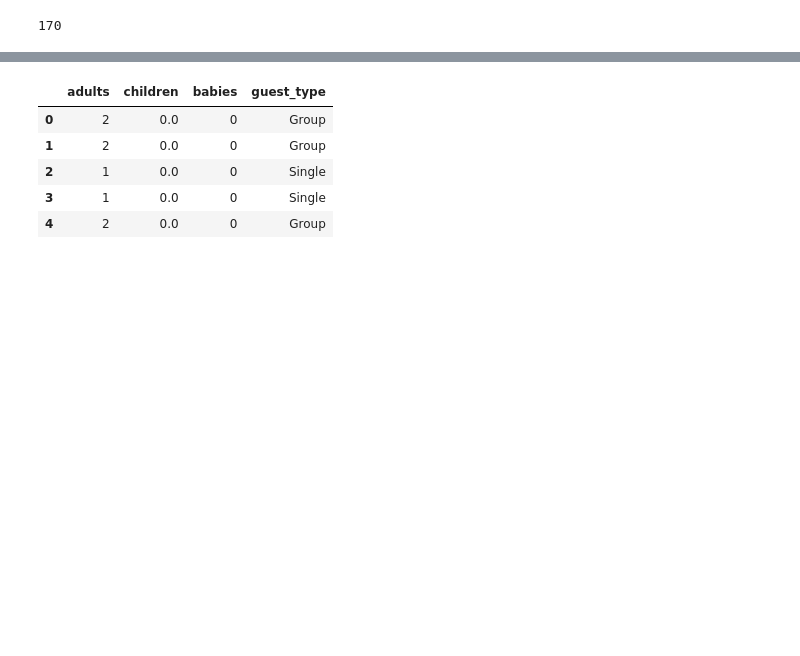
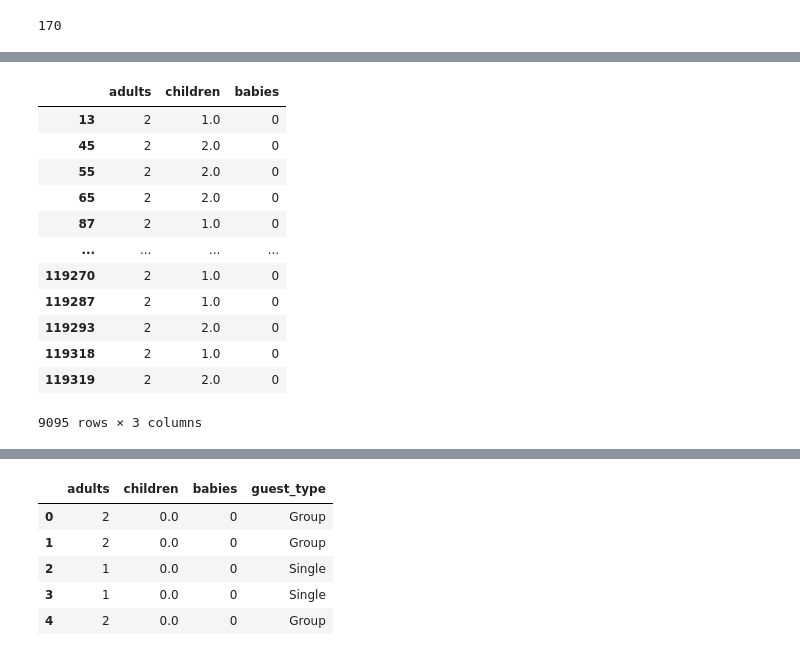
Before and after one commit to SKNETWORKS-FAMILY-AICAMP/SKN30-2nd-3Team, a Jupyter notebook: preprocessing/preprocessing_hotel.ipynb, the cells around one changed output, grey strips where cells are left out. Drawn from its saved outputs; the diff is of its cells as text; code cells hidden in the pictures; blank space fills up the shorter version.

```diff
--- a/preprocessing/preprocessing_hotel.ipynb
+++ b/preprocessing/preprocessing_hotel.ipynb
@@ -159,0 +235,16 @@ df.loc[(df['adults'] == 0) & (df['children'] == 0) & (df['babies'] == 0)].shape[
+# %%
+df.loc[(df['adults'] > 0) & (df['children'] + df['babies'] > 0)][cols]
+# %% [output]
+|  | adults | children | babies |
+| 13 | 2 | 1.0 | 0 |
+| 45 | 2 | 2.0 | 0 |
+| 55 | 2 | 2.0 | 0 |
+| 65 | 2 | 2.0 | 0 |
+| 87 | 2 | 1.0 | 0 |
+| ... | ... | ... | ... |
+| 119270 | 2 | 1.0 | 0 |
+| 119287 | 2 | 1.0 | 0 |
+| 119293 | 2 | 2.0 | 0 |
+| 119318 | 2 | 1.0 | 0 |
+| 119319 | 2 | 2.0 | 0 |
+9095 rows × 3 columns
```
Also changed, not shown: parts of 44 cells of this notebook, 2 other files.
